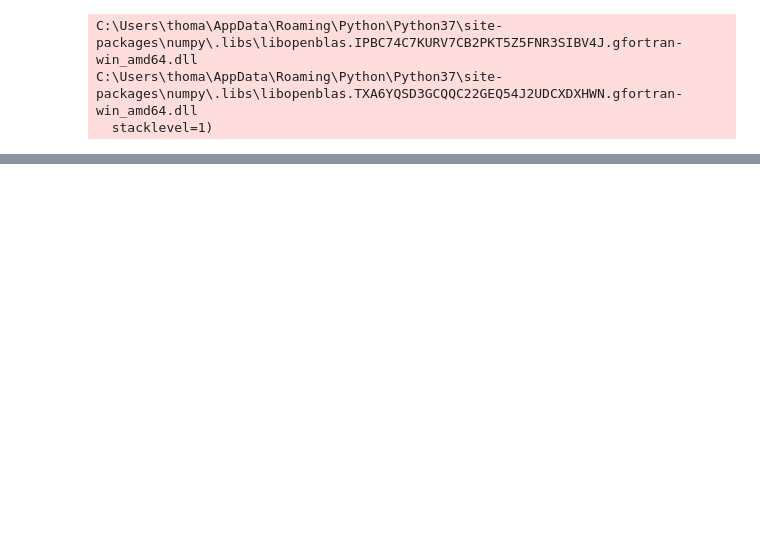
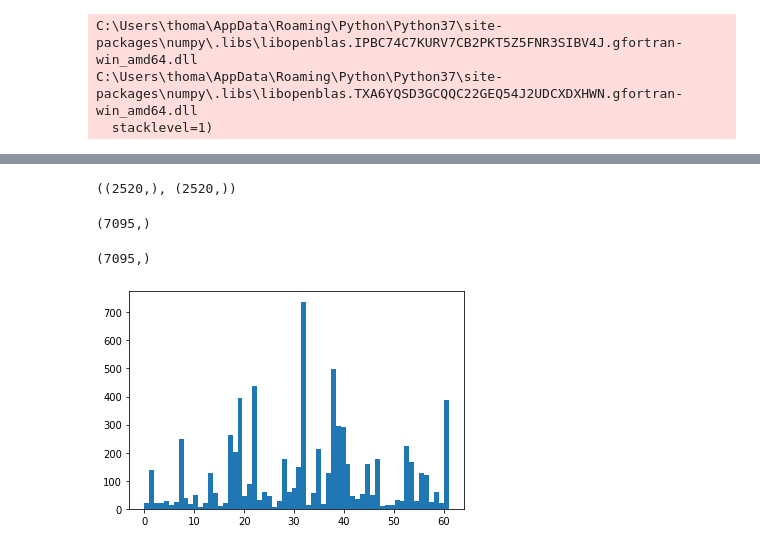
Before and after one commit to thomashon/ml-ue3, a Jupyter notebook: 3c-Verkehrszeichenerkennung/3c-draft.ipynb, the cells around one changed output, grey strips where cells are left out. Saved outputs shown, nothing was run; the diff lists cells and outputs as text; code cells hidden in the pictures; blank space fills up the shorter version.

```diff
--- a/3c-Verkehrszeichenerkennung/3c-draft.ipynb
+++ b/3c-Verkehrszeichenerkennung/3c-draft.ipynb
@@ -177,0 +12,22 @@ X_train.shape
+# %%
+def load_data(data_directory):
+    directories = [d for d in os.listdir(data_directory)
+                   if os.path.isdir(os.path.join(data_directory, d))]
+    labels = []
+    images = []
+    for d in directories:
+        label_directory = os.path.join(data_directory, d)
+        file_names = [os.path.join(label_directory, f)
+                      for f in os.listdir(label_directory)
+                      if f.endswith(".ppm")]
+        for f in file_names:
+            images.append(skimage.data.imread(f))
+            labels.append(int(d))
+    return images, labels
+
+ROOT_PATH = "/Users/thoma/code/ml-ue3/"
+train_data_directory = os.path.join(ROOT_PATH, "TrafficSigns/Training")
+test_data_directory = os.path.join(ROOT_PATH, "TrafficSigns/Testing")
+
+train_images, train_labels = load_data(train_data_directory)
+test_images, test_labels = load_data(test_data_directory)
@@ -177,0 +38,3 @@ X_train.shape
+# %%
+train_images, train_labels = np.array(train_images), np.array(train_labels)
+test_images, test_labels = np.array(test_images), np.array(test_labels)
@@ -177,0 +45,4 @@ X_train.shape
+# %%
+test_images.shape, test_labels.shape
+# %% [output]
+((2520,), (2520,))
@@ -177,0 +51,18 @@ X_train.shape
+# %%
+labels = np.concatenate((train_labels, test_labels), axis=0)
+# %%
+images.shape
+# %% [output]
+(7095,)
+# %%
+labels.shape
+# %% [output]
+(7095,)
+# %%
+# Make a histogram with 62 bins of the `labels` data
+plt.hist(labels, 62)
+
+# Show the plot
+plt.show()
+# %% [output]
+[figure, added]
```
Also changed, not shown: parts of 84 cells of this notebook, 5 other files.
